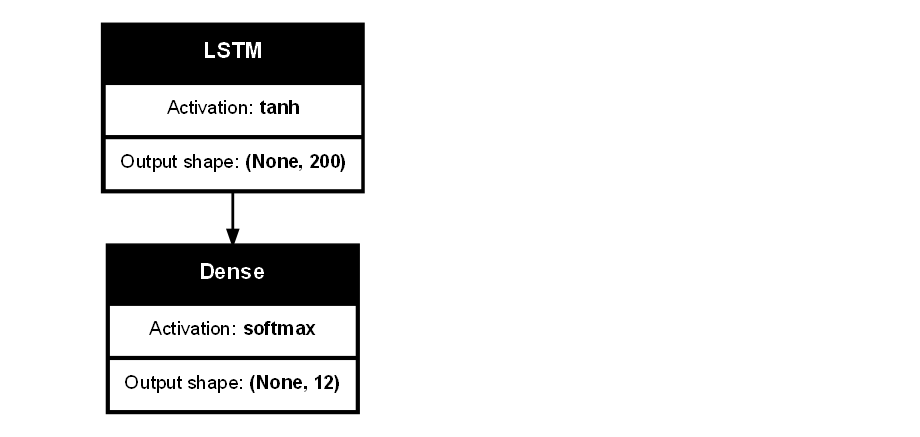
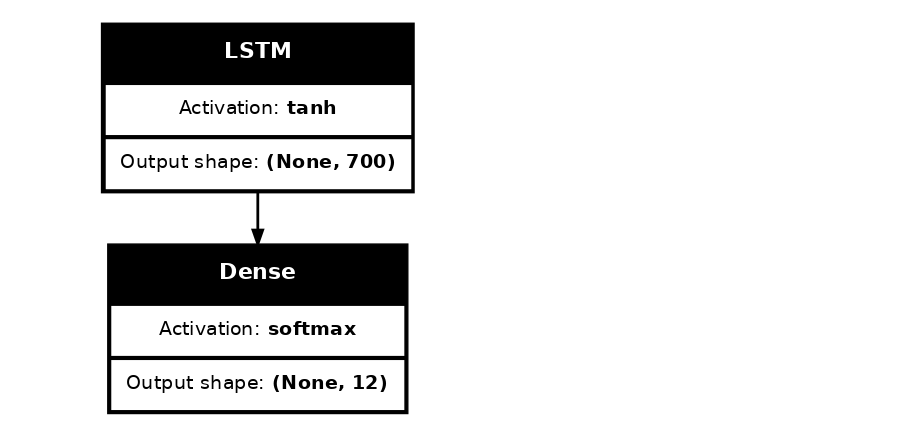
Before and after one commit to mdarnowski/mhealth_masters, a Jupyter notebook: notebooks/models/baseline/baseline_model.ipynb, the cells around one changed output. Cells and saved outputs as stored; diff of their text form; code cells hidden in the pictures.

Commit message:
updated baseline model

```diff
--- a/notebooks/models/baseline/baseline_model.ipynb
+++ b/notebooks/models/baseline/baseline_model.ipynb
@@ -8,13 +11,13 @@ from models.a_rec import ActivityRecognitionModel
 # %%
-model = ActivityRecognitionModel(segment_size=50, batch_size=50, n_shifts=3)
+model = ActivityRecognitionModel(segment_size=50, batch_size=200, n_shifts=4)
 
 model.add_input_layer()
-model.add(LSTM(200, activation="tanh"))
+model.add(LSTM(700, activation="tanh"))
 model.add_output_layer()
 
 model.compile(
     optimizer="adam", loss="sparse_categorical_crossentropy", metrics=["accuracy"]
 )
 
-plot_model(model, show_shapes=True, show_layer_activations=True, dpi=100)
+get_model_vis(model)
 # %% [output]
@@ -21,4 +44,4 @@ plot_model(model, show_shapes=True, show_layer_activations=True, dpi=100)
-[figure, old version]
+[figure, new version]
 # %%
 history = model.train_model()
 plt.show(plot_history(history))
```
Also changed, not shown: parts of 4 cells of this notebook.
